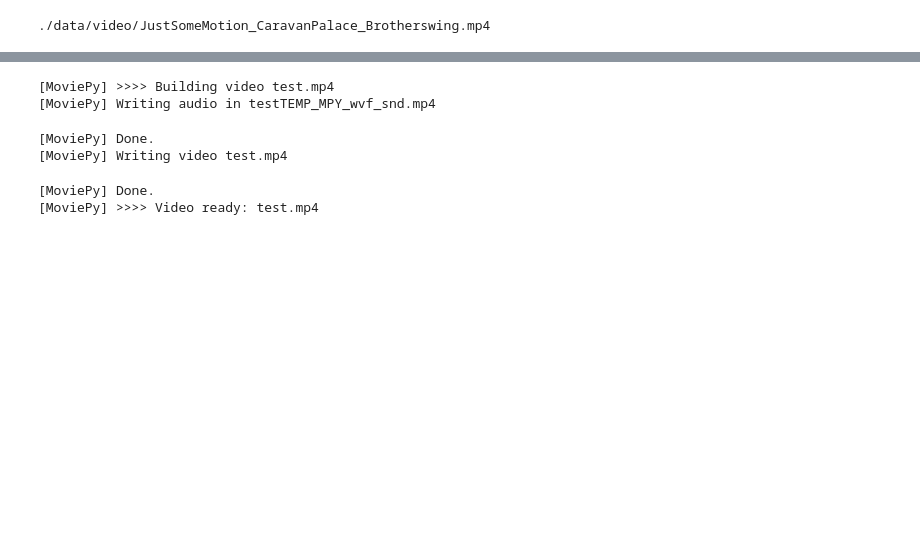
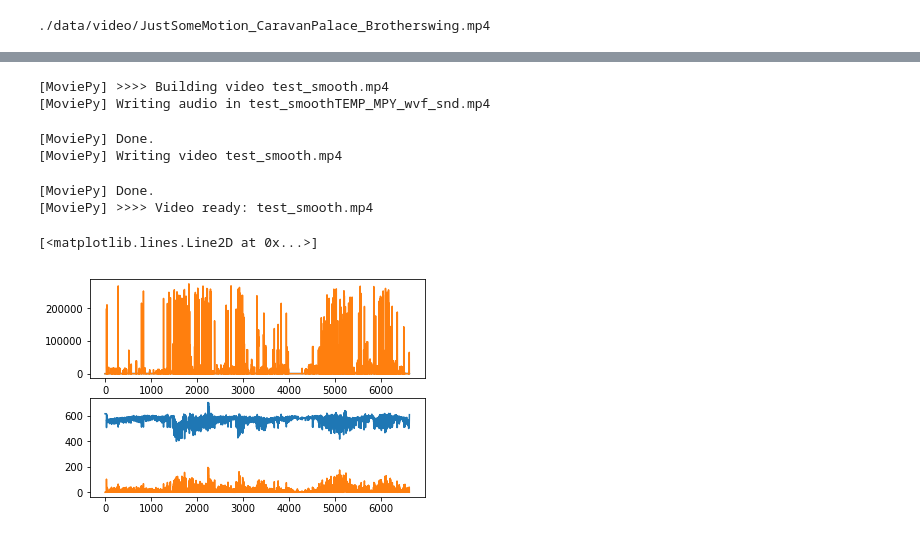
Before and after one commit to Saduras/DanceNN, a Jupyter notebook: DanceNN.ipynb, the cells around one changed output, grey strips where cells are left out. Cells and saved outputs as stored; diff of their text form; code cells hidden in the pictures; blank space fills up the shorter version.

```diff
--- a/DanceNN.ipynb
+++ b/DanceNN.ipynb
@@ -173,15 +135,31 @@ plt.imshow(image)
 # %%
-animation = mpe.VideoClip(make_frame, duration=times[-1])
-audio = original.audio.set_duration(times[-1])
+duration = 10
+animation = mpe.VideoClip(make_frame, duration=duration)
+audio = original.audio.set_duration(duration)
 animation = animation.set_audio(audio)
 
 # clip = mpe.clips_array([[original, animation]])
-animation.write_videofile('test.mp4', fps=fps, audio_codec='aac', remove_temp=True)
+animation.write_videofile('test_smooth.mp4', fps=fps, audio_codec='aac', remove_temp=True)
 #animation.ipython_display(fps=26, loop=True, autoplay=True)
 # %% [output]
-[MoviePy] >>>> Building video test.mp4
-[MoviePy] Writing audio in testTEMP_MPY_wvf_snd.mp4
+[MoviePy] >>>> Building video test_smooth.mp4
+[MoviePy] Writing audio in test_smoothTEMP_MPY_wvf_snd.mp4
 [MoviePy] Done.
-[MoviePy] Writing video test.mp4
+[MoviePy] Writing video test_smooth.mp4
 [MoviePy] Done.
-[MoviePy] >>>> Video ready: test.mp4
+[MoviePy] >>>> Video ready: test_smooth.mp4
+# %%
+m[:,0,:].shape
+joint_slice = m[:,0,:]
+gradient_x = np.abs(np.diff(joint_slice[:,0]))
+gradient_y = np.abs(np.diff(joint_slice[:,1]))
+abs_grad = gradient_x * gradient_x + gradient_y + gradient_y
+plt.subplot(2,1,1)
+plt.plot(joint_slice[:,0])
+plt.plot(abs_grad)
+plt.subplot(2,1,2)
+plt.plot(joint_slice[:,1])
+plt.plot(gradient_y)
+# %% [output]
+[<matplotlib.lines.Line2D at 0x...>]
+[figure, added]
```
Also changed, not shown: parts of 12 cells of this notebook.
